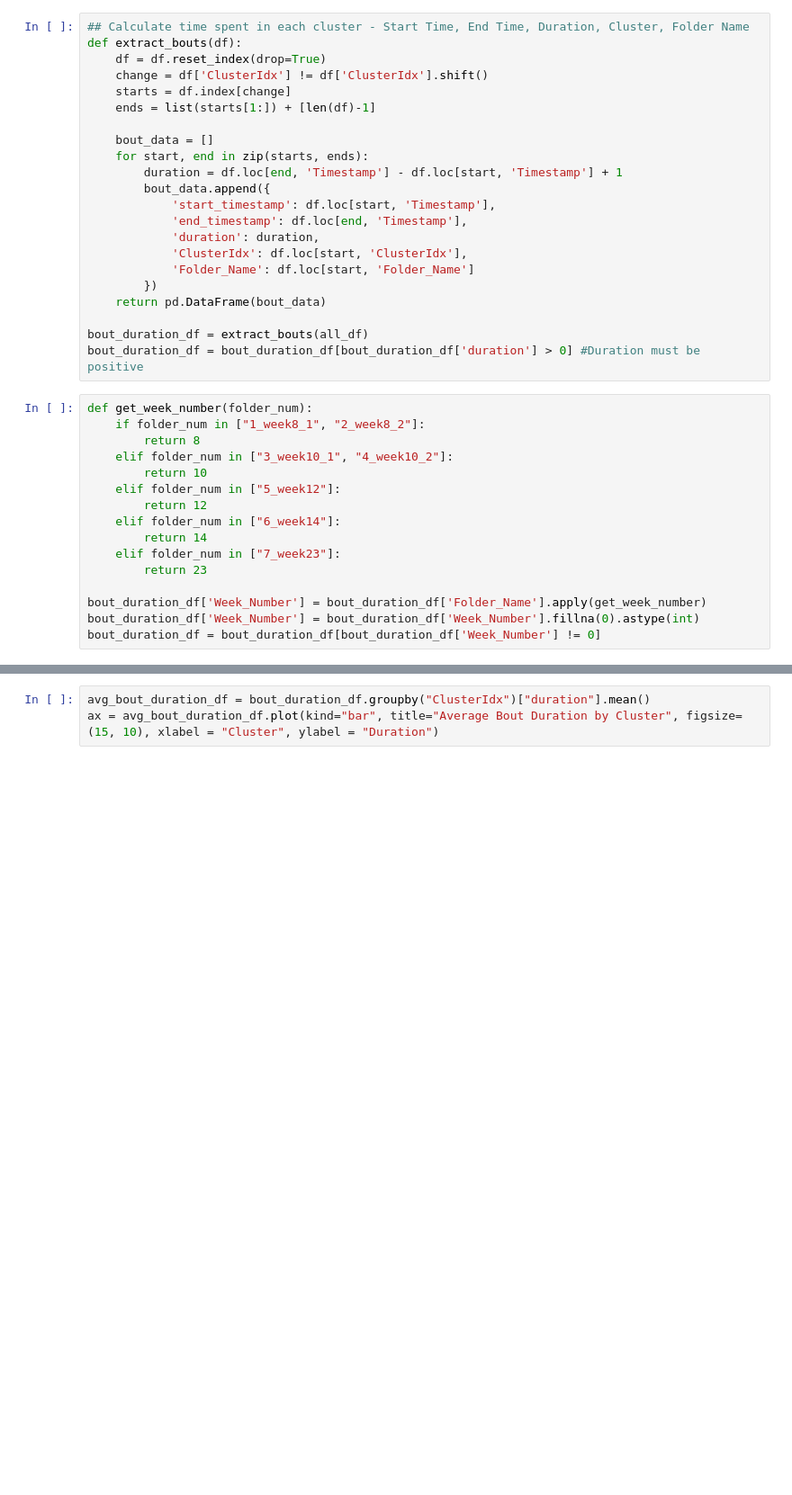
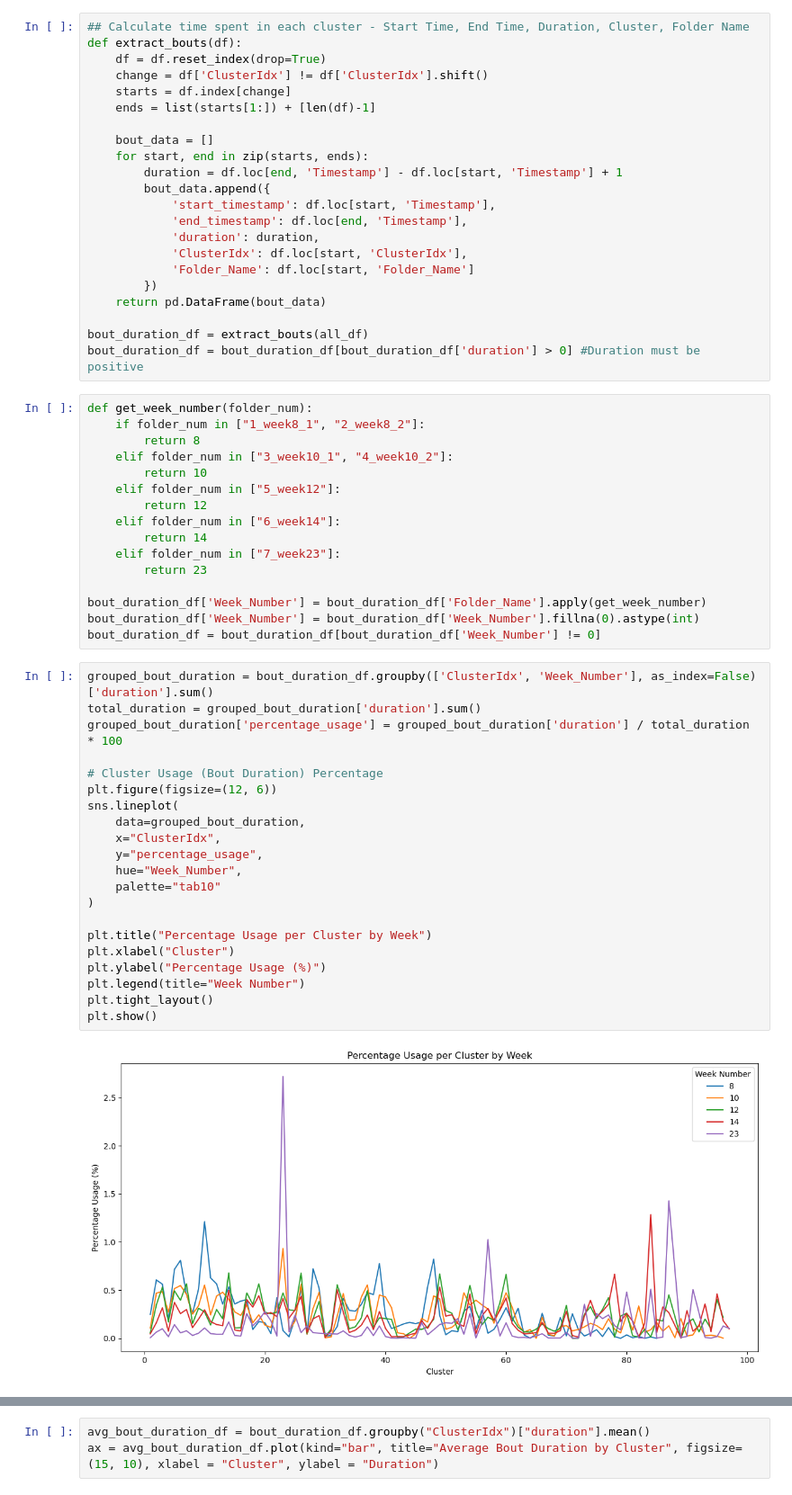
Before and after one commit to Ganglia-Guardian/AccelCluster-Visualizations, a Jupyter notebook: clusterLevelChar.ipynb, the cells around one changed output, grey strips where cells are left out. Shown at 90% size. Cells and saved outputs as stored; diff of their text form; blank space fills up the shorter version.

Commit message:
Updated clusterLevelChar and tSNE

```diff
--- a/clusterLevelChar.ipynb
+++ b/clusterLevelChar.ipynb
@@ -64,3 +64,26 @@ def get_week_number(folder_num):
 bout_duration_df['Week_Number'] = bout_duration_df['Folder_Name'].apply(get_week_number)
 bout_duration_df['Week_Number'] = bout_duration_df['Week_Number'].fillna(0).astype(int)
 bout_duration_df = bout_duration_df[bout_duration_df['Week_Number'] != 0]
+# %%
+grouped_bout_duration = bout_duration_df.groupby(['ClusterIdx', 'Week_Number'], as_index=False)['duration'].sum()
+total_duration = grouped_bout_duration['duration'].sum()
+grouped_bout_duration['percentage_usage'] = grouped_bout_duration['duration'] / total_duration * 100
+
+# Cluster Usage (Bout Duration) Percentage
+plt.figure(figsize=(12, 6))
+sns.lineplot(
+    data=grouped_bout_duration,
+    x="ClusterIdx",
+    y="percentage_usage",
+    hue="Week_Number",
+    palette="tab10"
+)
+
+plt.title("Percentage Usage per Cluster by Week")
+plt.xlabel("Cluster")
+plt.ylabel("Percentage Usage (%)")
+plt.legend(title="Week Number")
+plt.tight_layout()
+plt.show()
+# %% [output]
+[figure, added]
```
Also changed, not shown: parts of 6 cells of this notebook, 2 other files.
